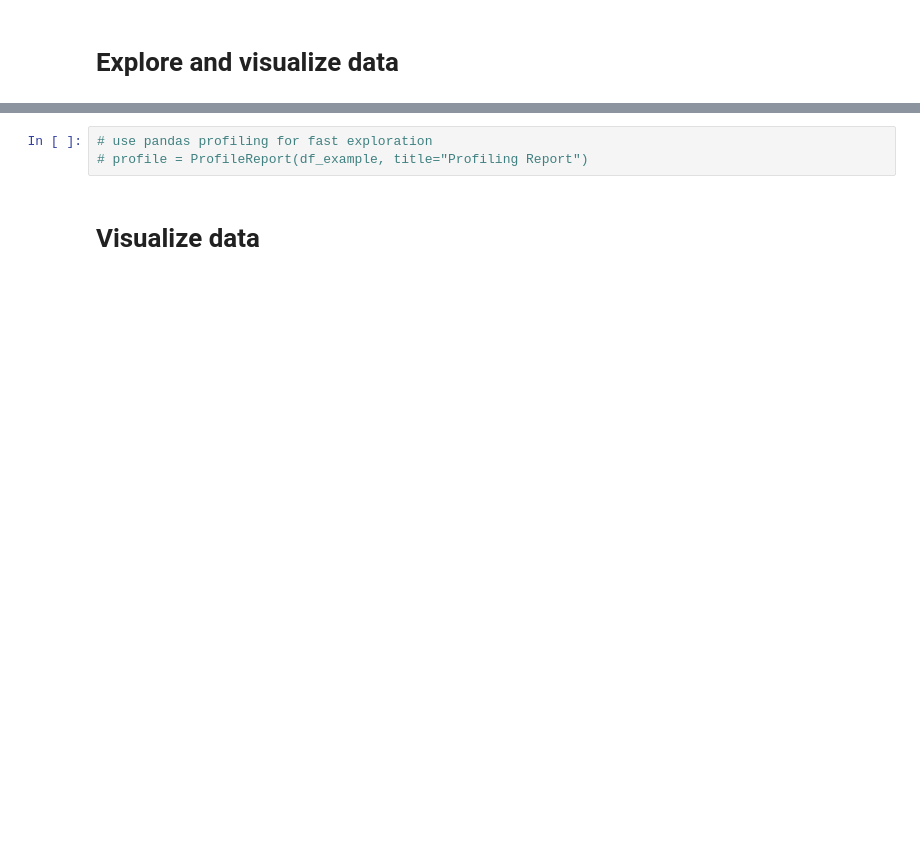
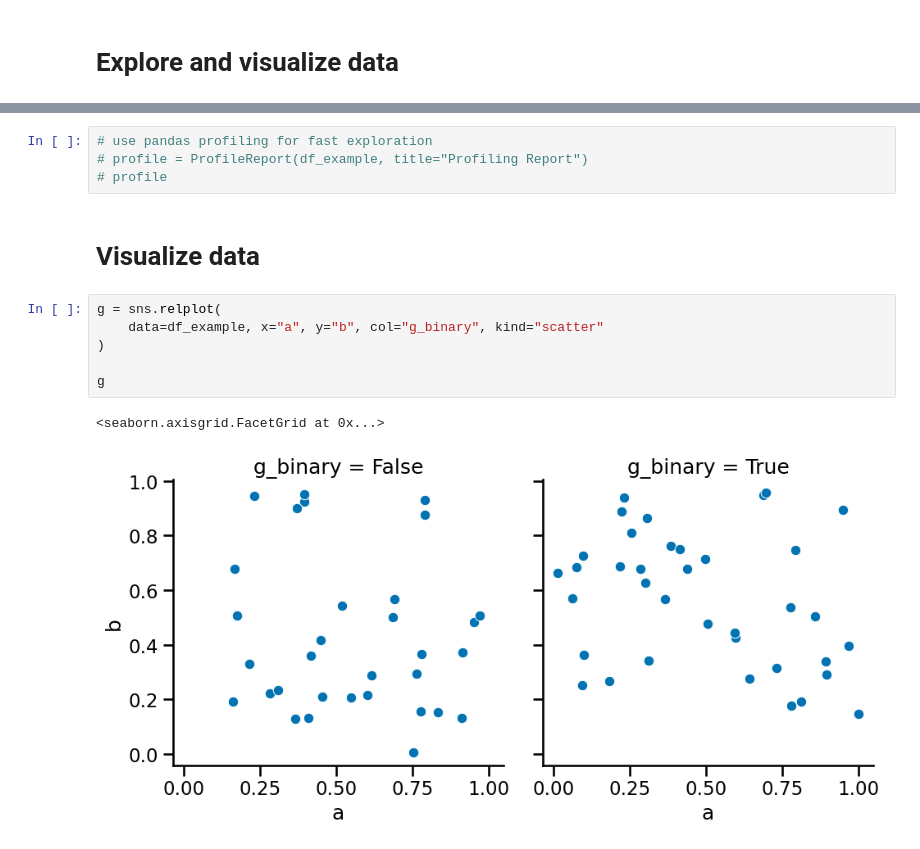
Before and after one commit to benslack19/wandb-explore, a Jupyter notebook: nb_template.ipynb, the cells around one changed output, grey strips where cells are left out. Cells and saved outputs as stored; diff of their text form; blank space fills up the shorter version.

```diff
--- a/nb_template.ipynb
+++ b/nb_template.ipynb
@@ -44,5 +67,15 @@ df_example.to_csv(Path("data", "example_data.csv"), index=False)
 # %%
 # use pandas profiling for fast exploration
 # profile = ProfileReport(df_example, title="Profiling Report")
+# profile
 # %% [markdown]
 # Visualize data
+# %%
+g = sns.relplot(
+    data=df_example, x="a", y="b", col="g_binary", kind="scatter"
+)
+
+g
+# %% [output]
+<seaborn.axisgrid.FacetGrid at 0x...>
+[figure, added]
```
Also changed, not shown: parts of 8 cells of this notebook, 1 other file.
